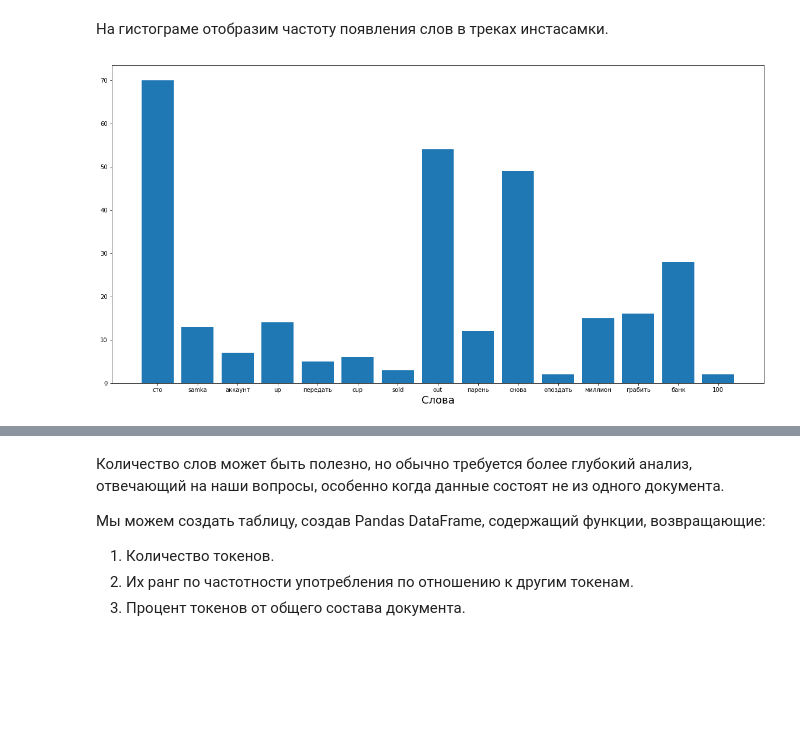
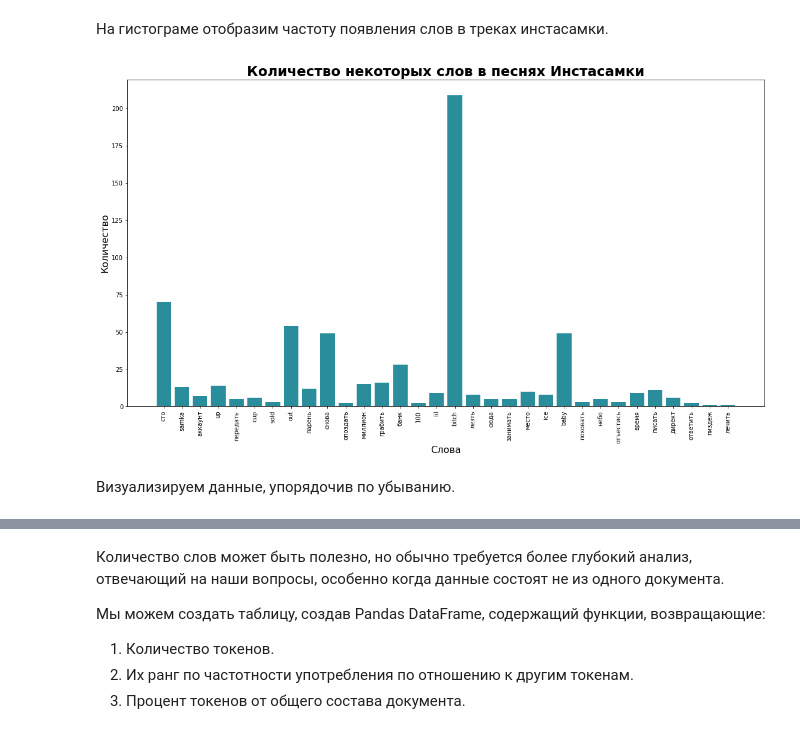
Before and after one commit to iliakiselev/top_10_words_from_Instasamka_songs, a Jupyter notebook: (18+) top-10 words from Instasamka's songs .ipynb, the cells around one changed output, grey strips where cells are left out. Saved outputs shown, nothing was run; the diff lists cells and outputs as text; code cells hidden in the pictures; blank space fills up the shorter version.

```diff
--- a/(18+) top-10 words from Instasamka's songs .ipynb
+++ b/(18+) top-10 words from Instasamka's songs .ipynb
@@ -125,11 +129,21 @@ word_count.most_common(10)
 # %% [markdown]
 На гистограме отобразим частоту появления слов в треках инстасамки.
 # %%
-x = list(word_count.keys())[:15]
-y = list(word_count.values())[:15]
-plt.figure(figsize=(20, 10))
-plt.bar(x, y)
-plt.xlabel('Слова', fontsize=18)
+fig = plt.figure(figsize=(19, 10))
+
+myhex = '#2A8D9C'
+x = list(word_count.keys())[:32]
+y = list(word_count.values())[:32]
+
+plt.bar(x, y, color = myhex)
+
+plt.xlabel('Слова', fontsize=16)
+plt.xticks(rotation=90)
+plt.ylabel('Количество', fontsize=16)
+
+plt.title("Количество некоторых слов в песнях Инстасамки",fontsize=23,fontweight="bold")
 plt.show();
 # %% [output]
-[figure, old version]
+[figure, new version]
+# %% [markdown]
+Визуализируем данные, упорядочив по убыванию.
```
Also changed, not shown: parts of 7 cells of this notebook.
